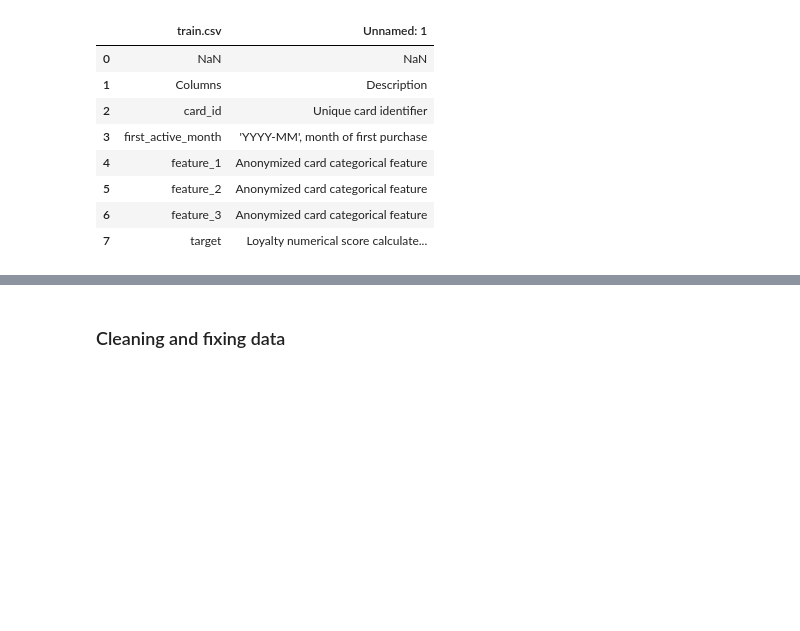
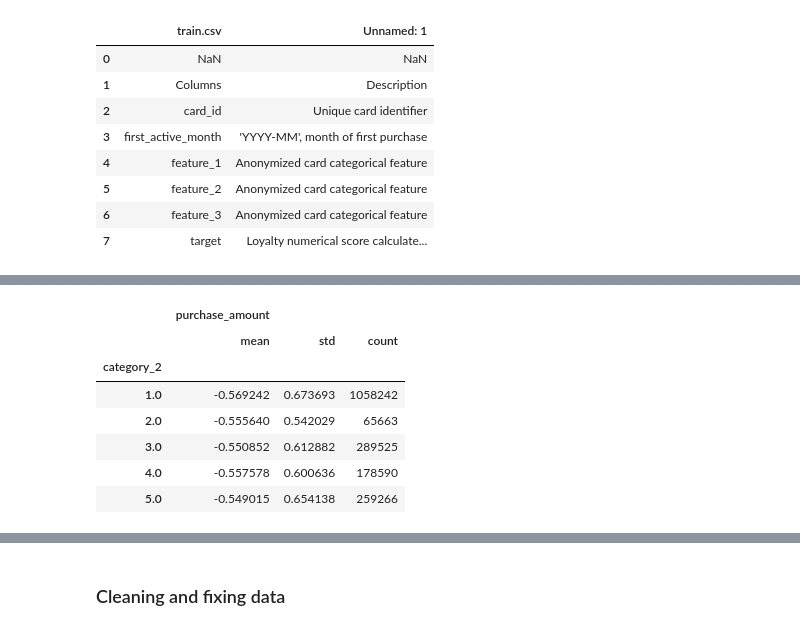
Before and after one commit to johngreibelarsen/understand-customer-loyalty, a Jupyter notebook: basic_kernel.ipynb, the cells around one changed output, grey strips where cells are left out. Saved outputs shown, nothing was run; the diff lists cells and outputs as text; code cells hidden in the pictures; blank space fills up the shorter version.

```diff
--- a/basic_kernel.ipynb
+++ b/basic_kernel.ipynb
@@ -449,0 +574,4 @@ e
+# %%
+map_dict = {'Y': 0, 'N': 1}
+df_new_merchant_transactions['category_1'] = df_new_merchant_transactions['category_1'].apply(lambda x: map_dict[x])
+df_new_merchant_transactions.groupby(['category_1']).agg({'purchase_amount': ['mean', 'std', 'count']})
@@ -449,0 +584,11 @@ e
+# %%
+df_new_merchant_transactions.groupby(['category_2']).agg({'purchase_amount': ['mean', 'std', 'count']})
+# %% [output]
+|  | purchase_amount |  |  |
+|  | mean | std | count |
+| category_2 |  |  |  |
+| 1.0 | -0.569242 | 0.673693 | 1058242 |
+| 2.0 | -0.555640 | 0.542029 | 65663 |
+| 3.0 | -0.550852 | 0.612882 | 289525 |
+| 4.0 | -0.557578 | 0.600636 | 178590 |
+| 5.0 | -0.549015 | 0.654138 | 259266 |
```
Also changed, not shown: parts of 27 cells of this notebook.
